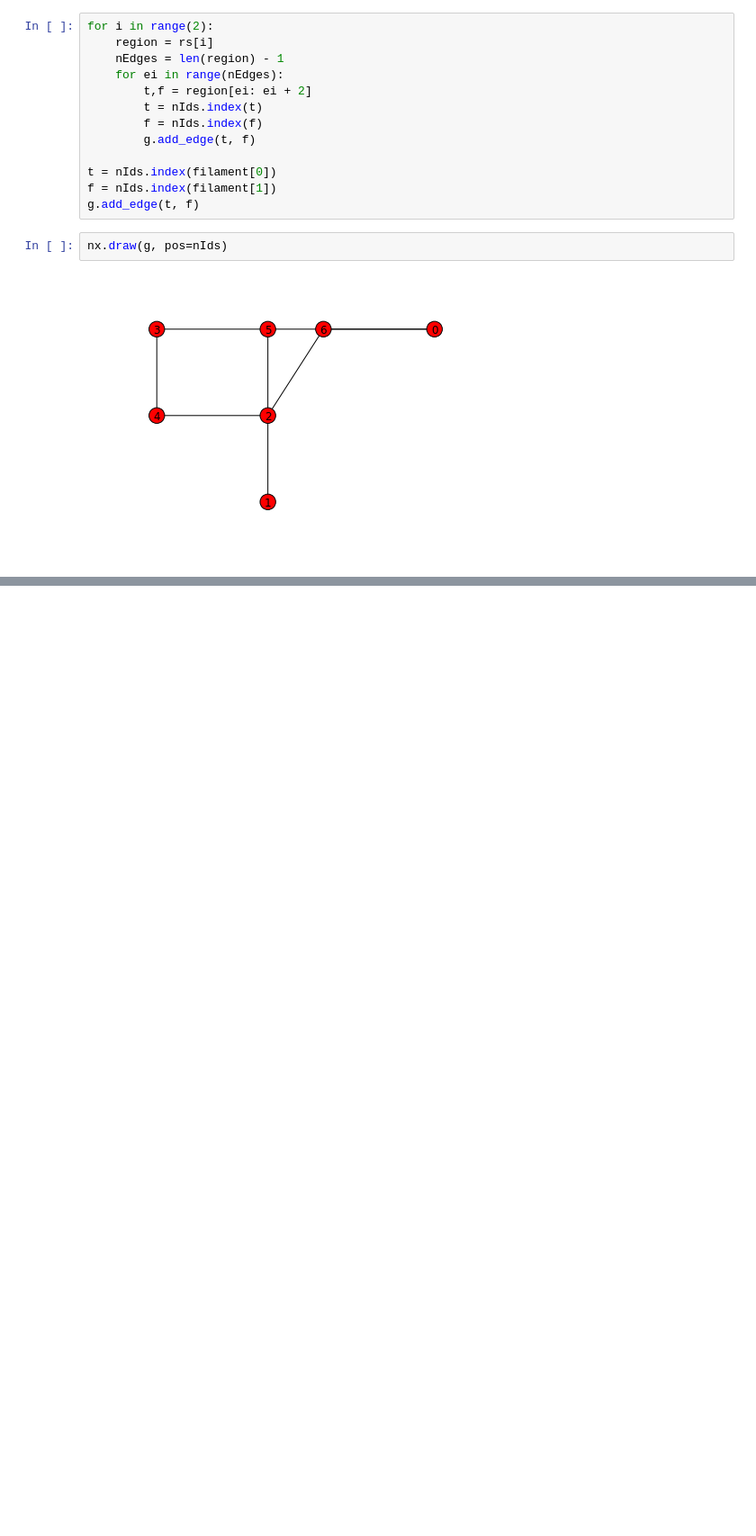
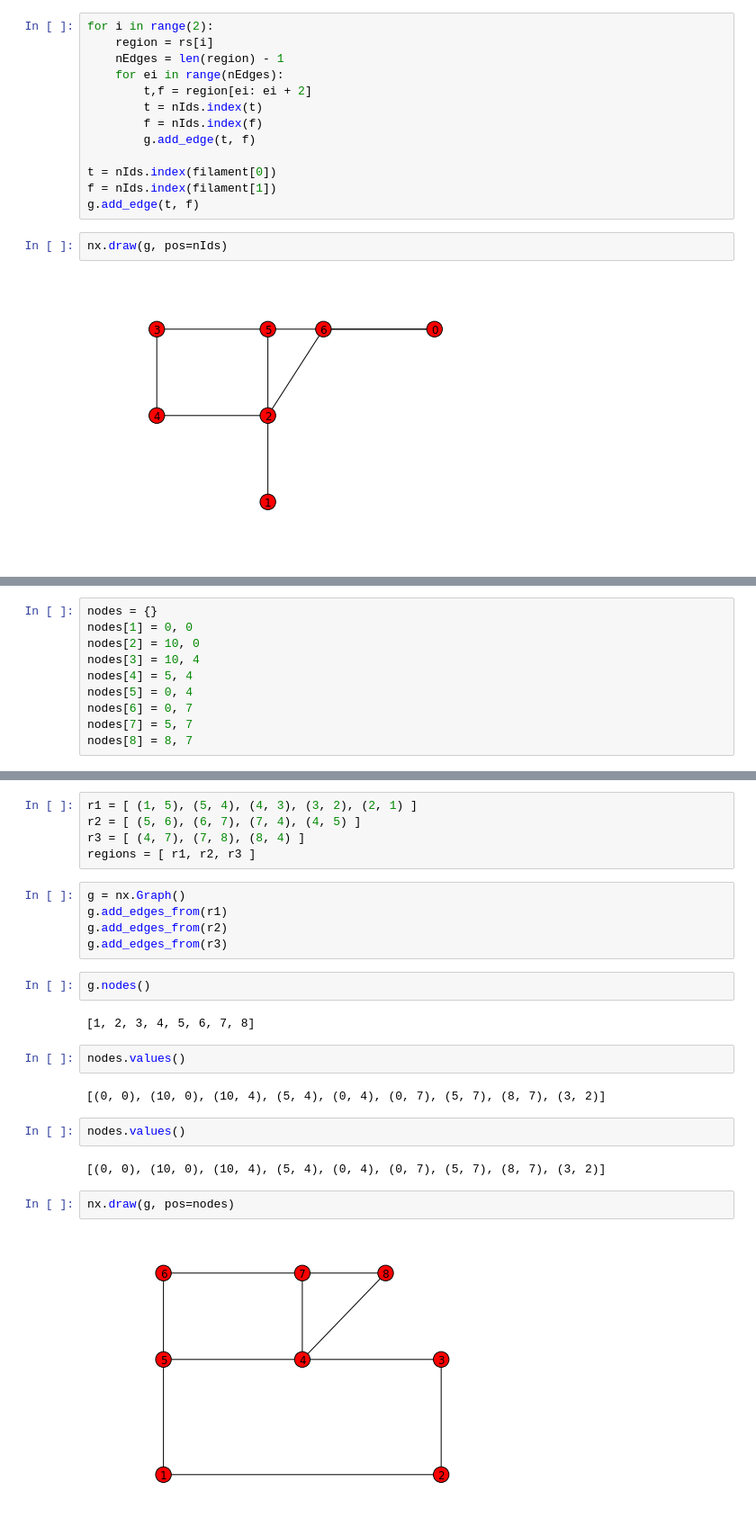
Before and after one commit to pysal/spaghetti, a Jupyter notebook: filament.ipynb, the cells around one changed output, grey strips where cells are left out. Shown: that part at 90% size. Saved outputs shown, nothing was run; the diff lists cells and outputs as text; blank space fills up the shorter version.

```diff
--- a/filament.ipynb
+++ b/filament.ipynb
@@ -109,0 +123,10 @@ nx.draw(g, pos=nIds)
+# %%
+nodes = {}
+nodes[1] = 0, 0
+nodes[2] = 10, 0
+nodes[3] = 10, 4
+nodes[4] = 5, 4
+nodes[5] = 0, 4
+nodes[6] = 0, 7
+nodes[7] = 5, 7
+nodes[8] = 8, 7
@@ -109,0 +144,26 @@ nx.draw(g, pos=nIds)
+# %%
+r1 = [ (1, 5), (5, 4), (4, 3), (3, 2), (2, 1) ]
+r2 = [ (5, 6), (6, 7), (7, 4), (4, 5) ]
+r3 = [ (4, 7), (7, 8), (8, 4) ]
+regions = [ r1, r2, r3 ]
+# %%
+g = nx.Graph()
+g.add_edges_from(r1)
+g.add_edges_from(r2)
+g.add_edges_from(r3)
+# %%
+g.nodes()
+# %% [output]
+[1, 2, 3, 4, 5, 6, 7, 8]
+# %%
+nodes.values()
+# %% [output]
+[(0, 0), (10, 0), (10, 4), (5, 4), (0, 4), (0, 7), (5, 7), (8, 7), (3, 2)]
+# %%
+nodes.values()
+# %% [output]
+[(0, 0), (10, 0), (10, 4), (5, 4), (0, 4), (0, 7), (5, 7), (8, 7), (3, 2)]
+# %%
+nx.draw(g, pos=nodes)
+# %% [output]
+[figure, added]
```
Also changed, not shown: parts of 10 cells of this notebook, 1 other file.
